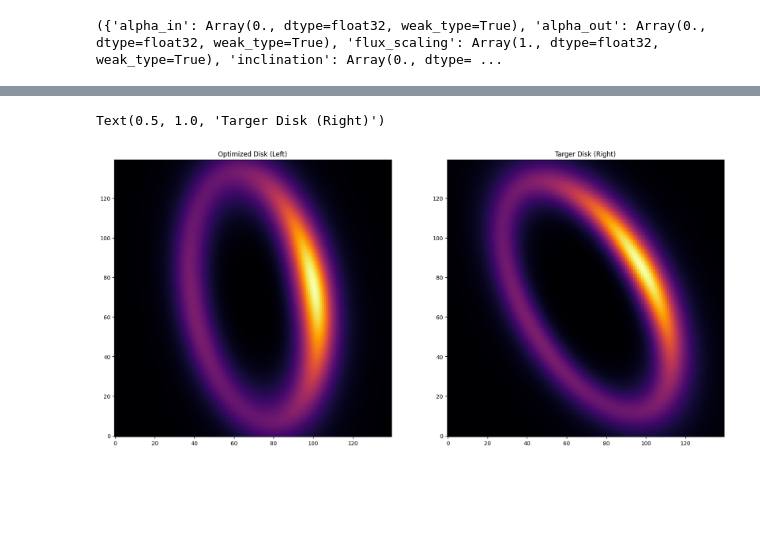
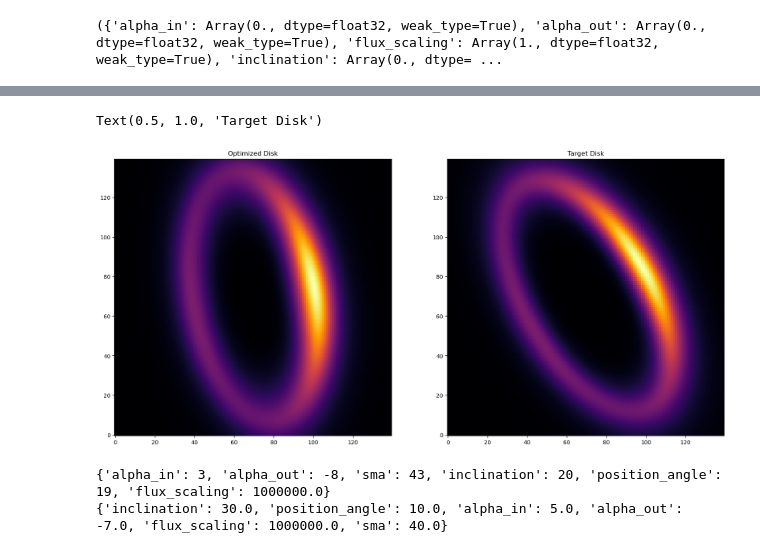
Before and after one commit to mihir-r-kondapalli/GRaTeR-JAX, a Jupyter notebook: Disk_Jaxed.ipynb, the cells around one changed output, grey strips where cells are left out. Drawn from its saved outputs; the diff is of its cells as text; code cells hidden in the pictures; blank space fills up the shorter version.

Commit message:
added brute force regression

```diff
--- a/Disk_Jaxed.ipynb
+++ b/Disk_Jaxed.ipynb
@@ -124,11 +127,21 @@ disk_image_fit = jax_model(DustEllipticalDistribution2PowerLaws, DoubleHenyeyGre
 # %%
 fig, axes = plt.subplots(1,2, figsize=(20,10))
 
 axes[0].imshow(disk_image_fit, origin='lower', cmap='inferno')
-axes[0].set_title("Optimized Disk (Left)")
+axes[0].set_title("Optimized Disk")
 
 axes[1].imshow(disk_image1, origin='lower', cmap='inferno')
-axes[1].set_title("Targer Disk (Right)")
+axes[1].set_title("Target Disk")
 # %% [output]
-Text(0.5, 1.0, 'Targer Disk (Right)')
+Text(0.5, 1.0, 'Target Disk')
-[figure, old version]
+[figure, new version]
+# %%
+from regression import manual_regression
+
+disk_m_fit = manual_regression(disk_image1, DustEllipticalDistribution2PowerLaws, DoubleHenyeyGreenstein_SPF, spf_params)
+
+print(disk_m_fit)
+print(disk_params2)
+# %% [output]
+{'alpha_in': 3, 'alpha_out': -8, 'sma': 43, 'inclination': 20, 'position_angle': 19, 'flux_scaling': 1000000.0}
+{'inclination': 30.0, 'position_angle': 10.0, 'alpha_in': 5.0, 'alpha_out': -7.0, 'flux_scaling': 1000000.0, 'sma': 40.0}
```
Also changed, not shown: parts of 8 cells of this notebook, 1 other file.
